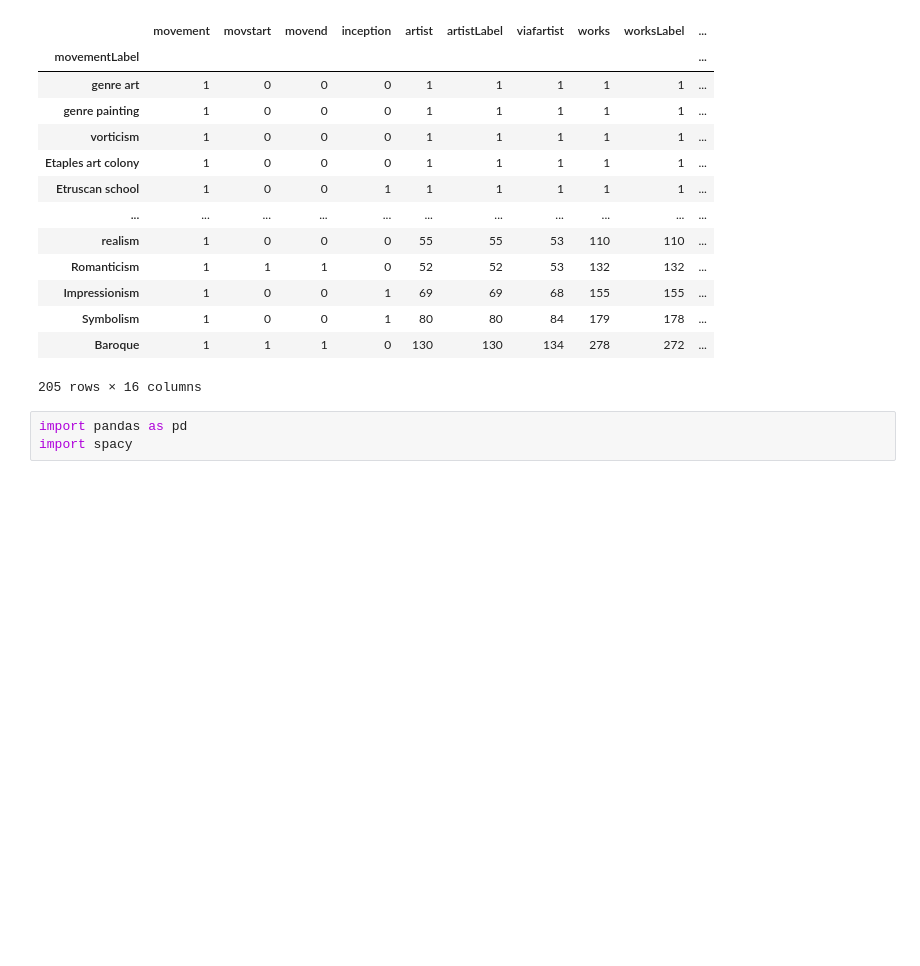
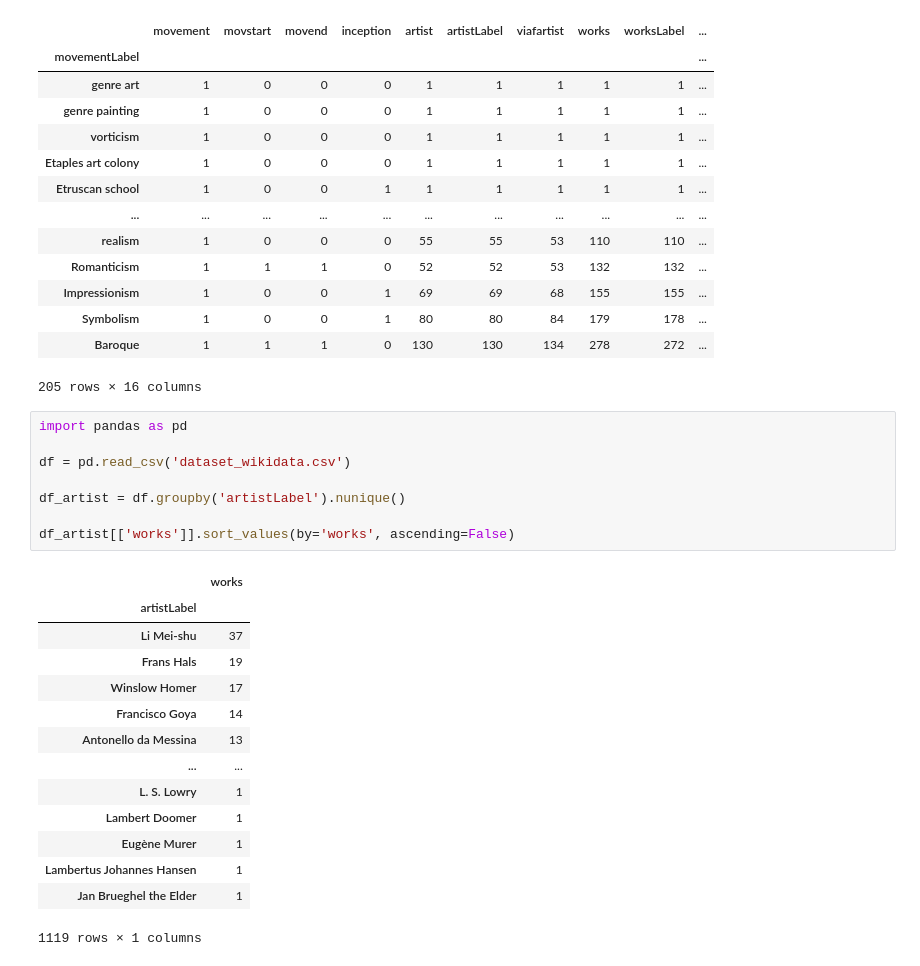
Before and after one commit to falaimo99/infoviz, a Jupyter notebook: data_cleaning.ipynb, the cells around one changed output. Cells and saved outputs as stored; diff of their text form; blank space fills up the shorter version.

```diff
--- a/data_cleaning.ipynb
+++ b/data_cleaning.ipynb
@@ -225,6 +225,26 @@ movement_group
 | Symbolism | 1 | 0 | 0 | 1 | 80 | 80 | 84 | 179 | 178 | ... |
 | Baroque | 1 | 1 | 1 | 0 | 130 | 130 | 134 | 278 | 272 | ... |
 205 rows × 16 columns
-# %%
-import pandas as pd
-import spacy
+# %%
+import pandas as pd
+
+df = pd.read_csv('dataset_wikidata.csv')
+
+df_artist = df.groupby('artistLabel').nunique()
+
+df_artist[['works']].sort_values(by='works', ascending=False)
+# %% [output]
+|  | works |
+| artistLabel |  |
+| Li Mei-shu | 37 |
+| Frans Hals | 19 |
+| Winslow Homer | 17 |
+| Francisco Goya | 14 |
+| Antonello da Messina | 13 |
+| ... | ... |
+| L. S. Lowry | 1 |
+| Lambert Doomer | 1 |
+| Eugène Murer | 1 |
+| Lambertus Johannes Hansen | 1 |
+| Jan Brueghel the Elder | 1 |
+1119 rows × 1 columns
```
Also changed, not shown: 1 other file.
